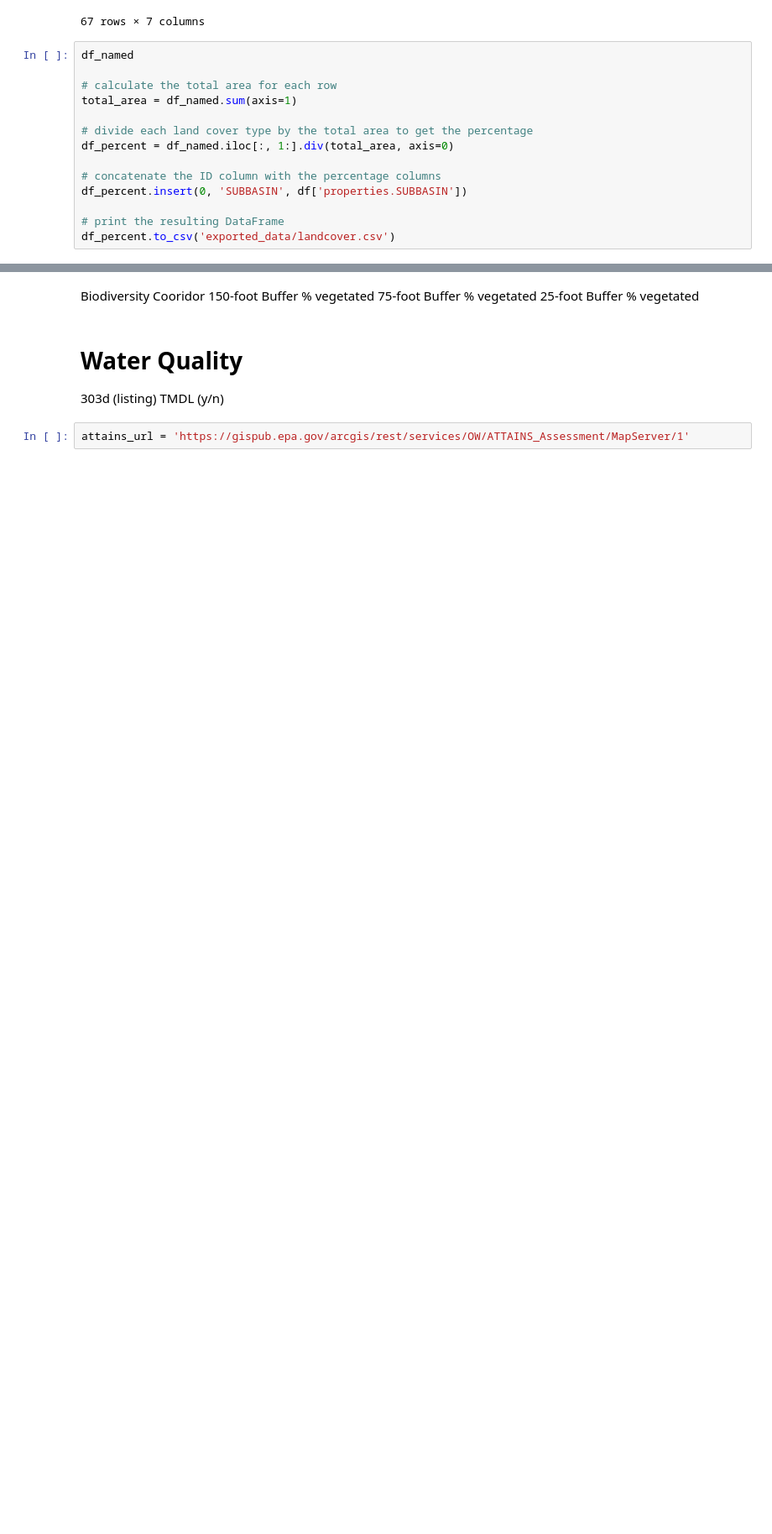
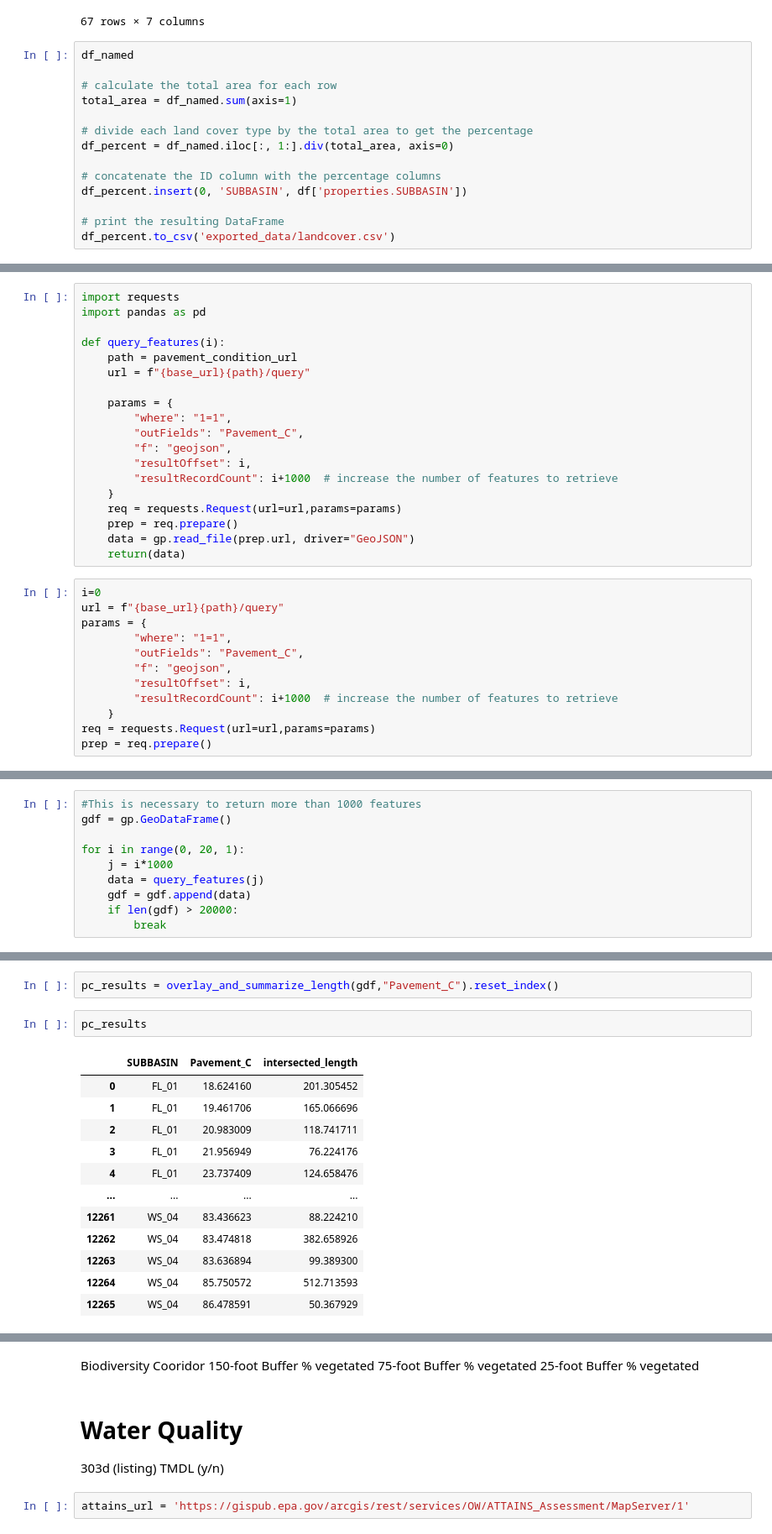
Before and after one commit to Geosyntec/StormPiper, a Jupyter notebook: ipynb/reports_data.ipynb, the cells around one changed output, grey strips where cells are left out. Shown at 84% size. Cells and saved outputs as stored; diff of their text form; blank space fills up the shorter version.

```diff
--- a/ipynb/reports_data.ipynb
+++ b/ipynb/reports_data.ipynb
@@ -298,0 +382,31 @@ df_percent.to_csv('exported_data/landcover.csv')
+# %%
+import requests
+import pandas as pd
+
+def query_features(i):
+    path = pavement_condition_url
+    url = f"{base_url}{path}/query"
+
+    params = {
+        "where": "1=1",
+        "outFields": "Pavement_C",
+        "f": "geojson",
+        "resultOffset": i,
+        "resultRecordCount": i+1000  # increase the number of features to retrieve
+    }
+    req = requests.Request(url=url,params=params)
+    prep = req.prepare()
+    data = gp.read_file(prep.url, driver="GeoJSON")
+    return(data)
+# %%
+i=0
+url = f"{base_url}{path}/query"
+params = {
+        "where": "1=1",
+        "outFields": "Pavement_C",
+        "f": "geojson",
+        "resultOffset": i,
+        "resultRecordCount": i+1000  # increase the number of features to retrieve
+    }
+req = requests.Request(url=url,params=params)
+prep = req.prepare()
@@ -298,0 +435,10 @@ df_percent.to_csv('exported_data/landcover.csv')
+# %%
+#This is necessary to return more than 1000 features
+gdf = gp.GeoDataFrame()
+
+for i in range(0, 20, 1):
+    j = i*1000
+    data = query_features(j)
+    gdf = gdf.append(data)
+    if len(gdf) > 20000:
+        break
@@ -298,0 +461,17 @@ df_percent.to_csv('exported_data/landcover.csv')
+# %%
+pc_results = overlay_and_summarize_length(gdf,"Pavement_C").reset_index()
+# %%
+pc_results
+# %% [output]
+|  | SUBBASIN | Pavement_C | intersected_length |
+| 0 | FL_01 | 18.624160 | 201.305452 |
+| 1 | FL_01 | 19.461706 | 165.066696 |
+| 2 | FL_01 | 20.983009 | 118.741711 |
+| 3 | FL_01 | 21.956949 | 76.224176 |
+| 4 | FL_01 | 23.737409 | 124.658476 |
+| ... | ... | ... | ... |
+| 12261 | WS_04 | 83.436623 | 88.224210 |
+| 12262 | WS_04 | 83.474818 | 382.658926 |
+| 12263 | WS_04 | 83.636894 | 99.389300 |
+| 12264 | WS_04 | 85.750572 | 512.713593 |
+| 12265 | WS_04 | 86.478591 | 50.367929 |
```
Also changed, not shown: parts of 50 cells of this notebook, 5 other files.
